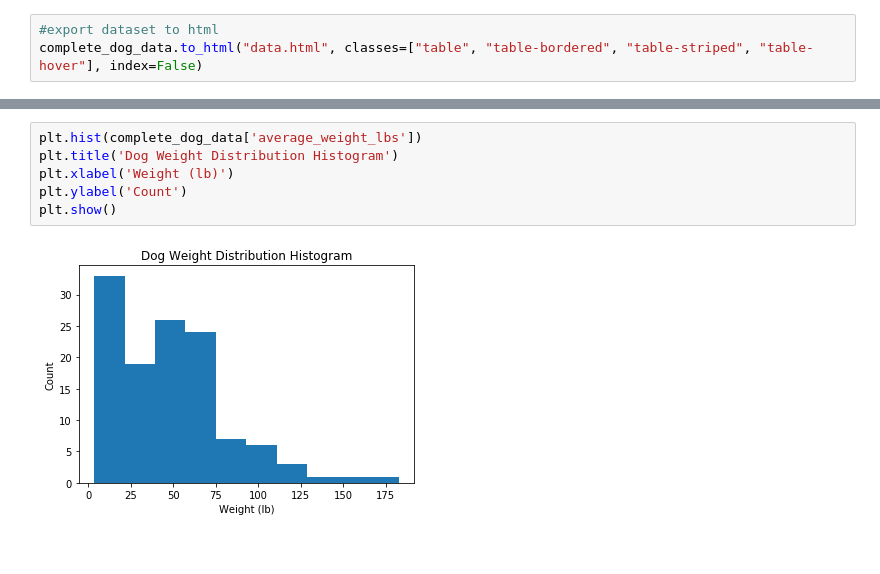
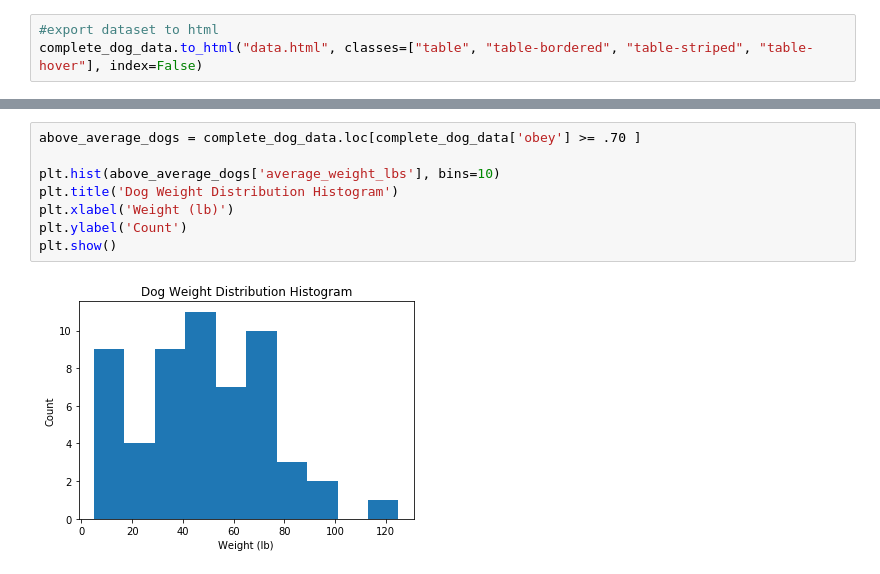
Before and after one commit to alissavokes/ETL-Dog-Intelligence, a Jupyter notebook: data_etl.ipynb, the cells around one changed output, grey strips where cells are left out. Saved outputs shown, nothing was run; the diff lists cells and outputs as text.

```diff
--- a/data_etl.ipynb
+++ b/data_etl.ipynb
@@ -500,8 +516,10 @@ plt.show()
 # %%
-plt.hist(complete_dog_data['average_weight_lbs'])
+above_average_dogs = complete_dog_data.loc[complete_dog_data['obey'] >= .70 ]
+
+plt.hist(above_average_dogs['average_weight_lbs'], bins=10)
 plt.title('Dog Weight Distribution Histogram')
 plt.xlabel('Weight (lb)')
 plt.ylabel('Count')
 plt.show()
 # %% [output]
-[figure, old version]
+[figure, new version]
```
Also changed, not shown: parts of 6 cells of this notebook.
